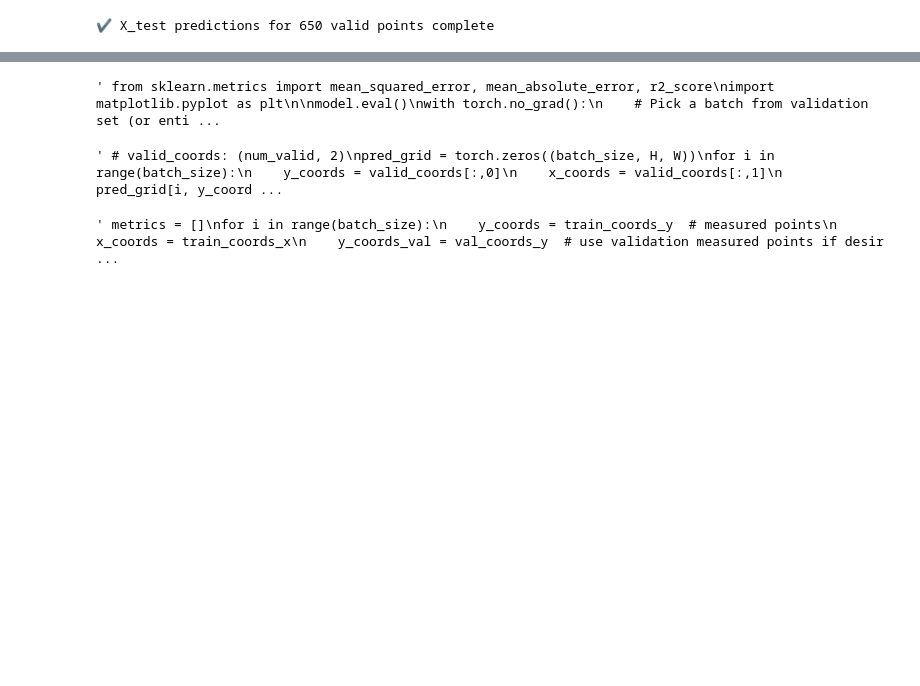
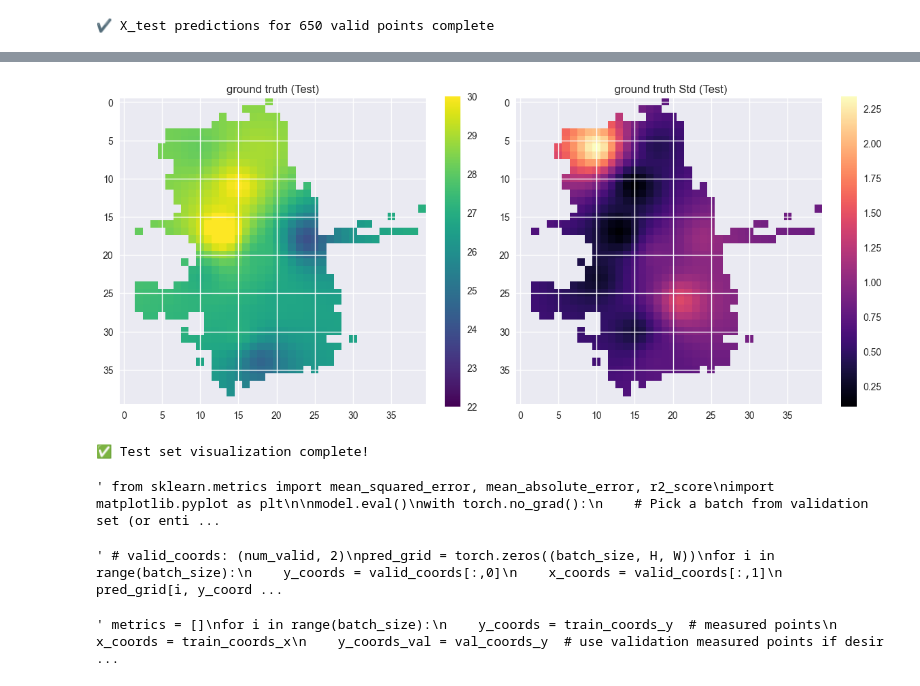
Before and after one commit to longwei-xiao/PyTorch-VAE, a Jupyter notebook: cvae_m2.ipynb, the cells around one changed output, grey strips where cells are left out. Saved outputs shown, nothing was run; the diff lists cells and outputs as text; code cells hidden in the pictures; blank space fills up the shorter version.

```diff
--- a/cvae_m2.ipynb
+++ b/cvae_m2.ipynb
@@ -883,4 +950,51 @@ print("✅ Test set visualization complete!")
 ✅ Test set visualization complete!
+# %%
+import numpy as np
+import matplotlib.pyplot as plt
+
+plt.style.use("seaborn-v0_8")
+
+# -----------------------------
+# Build full grids for plotting
+# -----------------------------
+mu_full_grid_test = np.zeros((H, W), dtype=np.float32)
+std_full_grid_test = np.zeros((H, W), dtype=np.float32)
+
+# Fill valid locations
+valid_y, valid_x = valid_mask.nonzero(as_tuple=True)
+valid_y_cpu = valid_y.cpu().numpy()
+valid_x_cpu = valid_x.cpu().numpy()
+
+# De-normalized predictions from X_test
+mu_full_grid_test[valid_y_cpu, valid_x_cpu] = interp_mean_650_test  # averaged mean predictions
+std_full_grid_test[valid_y_cpu, valid_x_cpu] = interp_std_650_test # or fill with computed std
+
+# Mask invalid locations
+masked_mu_test = np.ma.masked_where(mu_full_grid_test == 0, mu_full_grid_test)
+masked_std_test = np.ma.masked_where(std_full_grid_test == 0, std_full_grid_test)
+
+# -----------------------------
+# Visualization
+# -----------------------------
+fig, axs = plt.subplots(1, 2, figsize=(12, 5))
+
+# Predicted Mean
+im0 = axs[0].imshow(masked_mu_test, cmap='viridis', vmin=22,
+                    vmax=30)
+axs[0].set_title("ground truth (Test)")
+fig.colorbar(im0, ax=axs[0])
+
+# Predicted Std / Uncertainty
+im1 = axs[1].imshow(masked_std_test, cmap='magma')
+axs[1].set_title(" ground truth Std (Test)")
+fig.colorbar(im1, ax=axs[1])
+
+plt.tight_layout()
+plt.show()
+print("✅ Test set visualization complete!")
+# %% [output]
+[figure, added]
+✅ Test set visualization complete!
 # %%
 """ from sklearn.metrics import mean_squared_error, mean_absolute_error, r2_score
 import matplotlib.pyplot as plt
```
Also changed, not shown: parts of 12 cells of this notebook, 2 other files.
